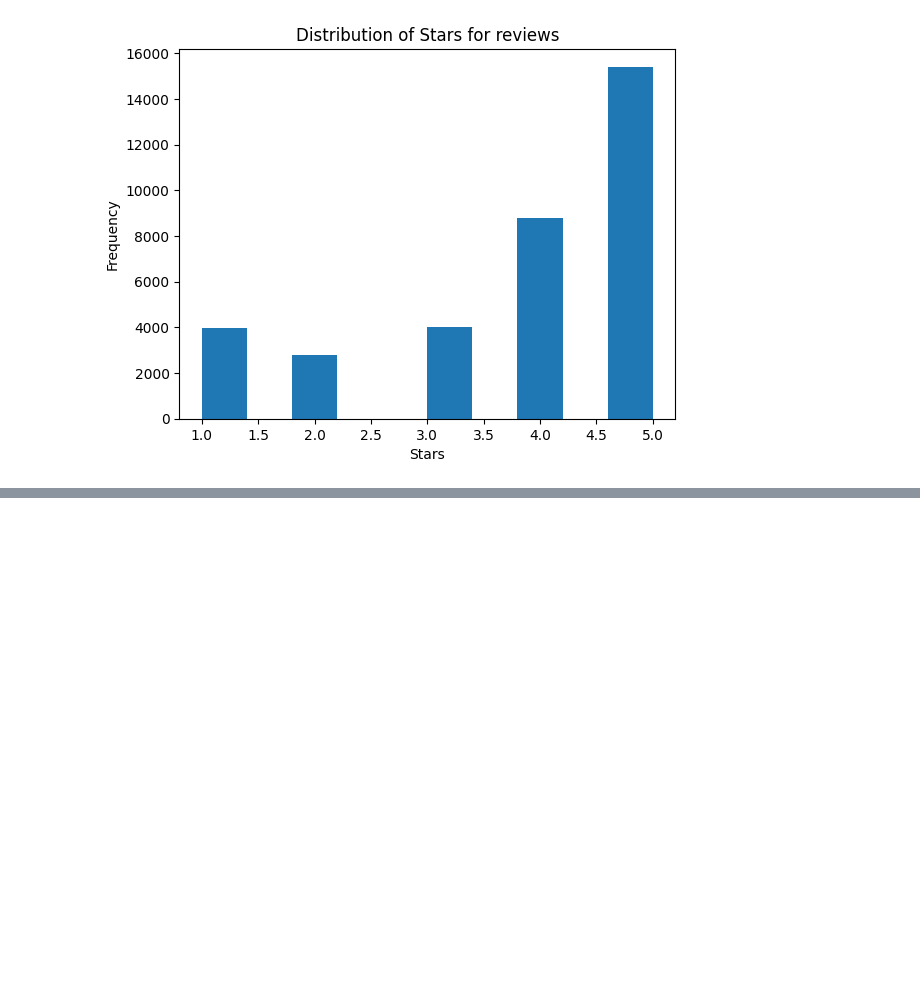
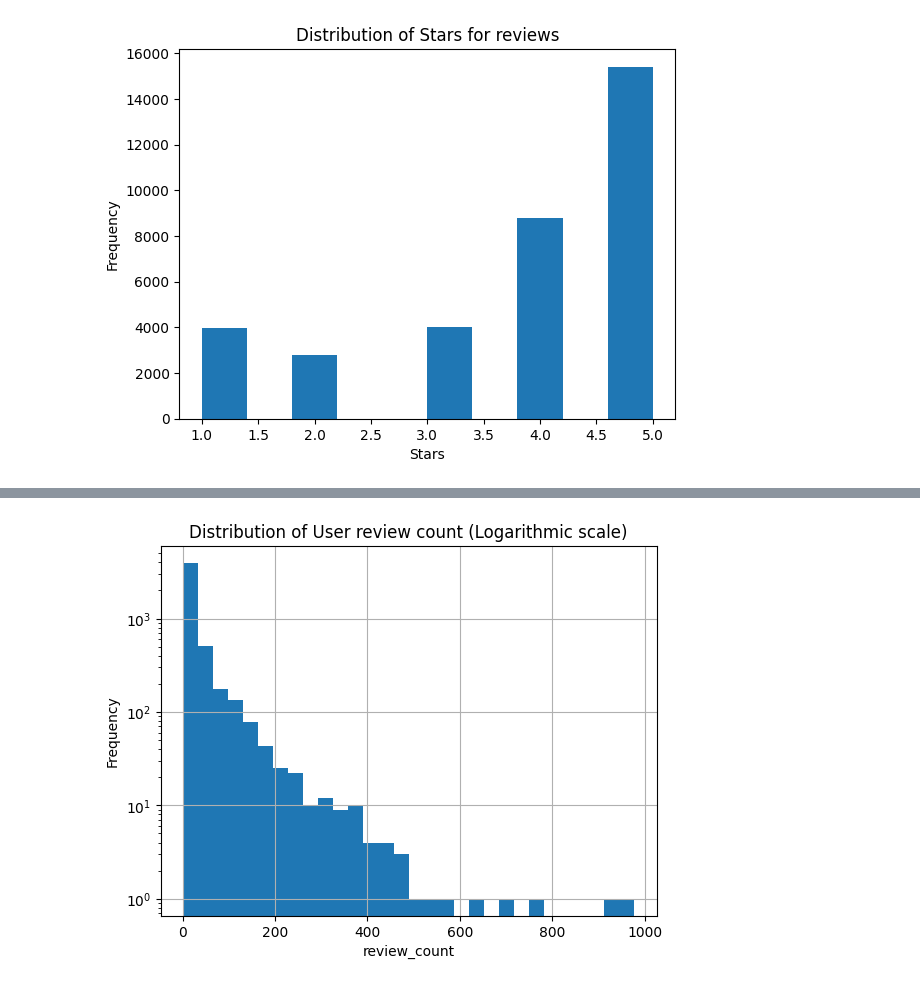
Before and after one commit to ursumarius/review-analysis-intro-ml-jads, a Jupyter notebook: EDA.ipynb, the cells around one changed output, grey strips where cells are left out. Cells and saved outputs as stored; diff of their text form; code cells hidden in the pictures; blank space fills up the shorter version.

```diff
--- a/EDA.ipynb
+++ b/EDA.ipynb
@@ -61,0 +70,9 @@ plt.show()
+# %%
+user[0:4999]['review_count'].hist(bins=30)
+plt.xlabel('review_count')
+plt.ylabel('Frequency')
+plt.title('Distribution of User review count (Logarithmic scale)')
+plt.yscale('log')
+plt.show()
+# %% [output]
+[figure, added]
```
Also changed, not shown: parts of 8 cells of this notebook.
